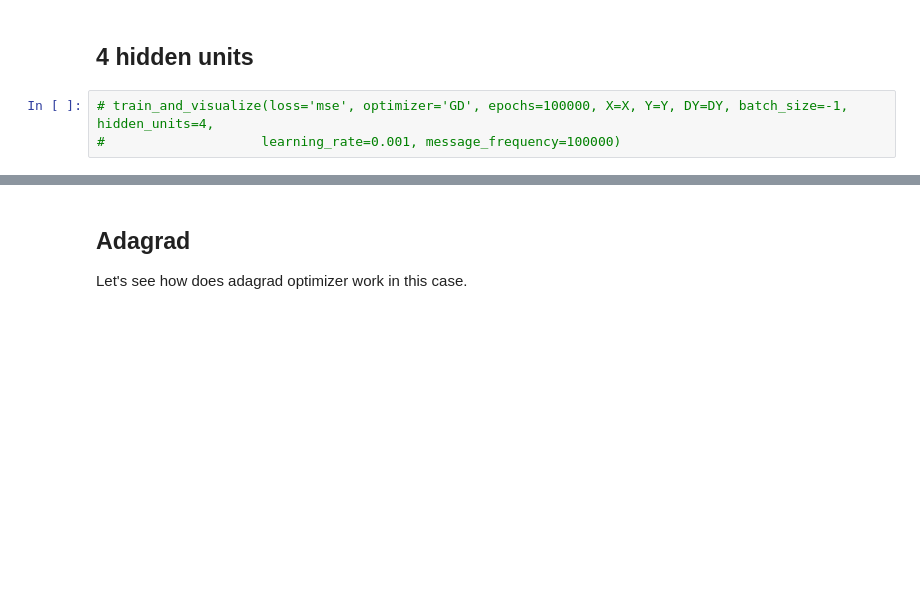
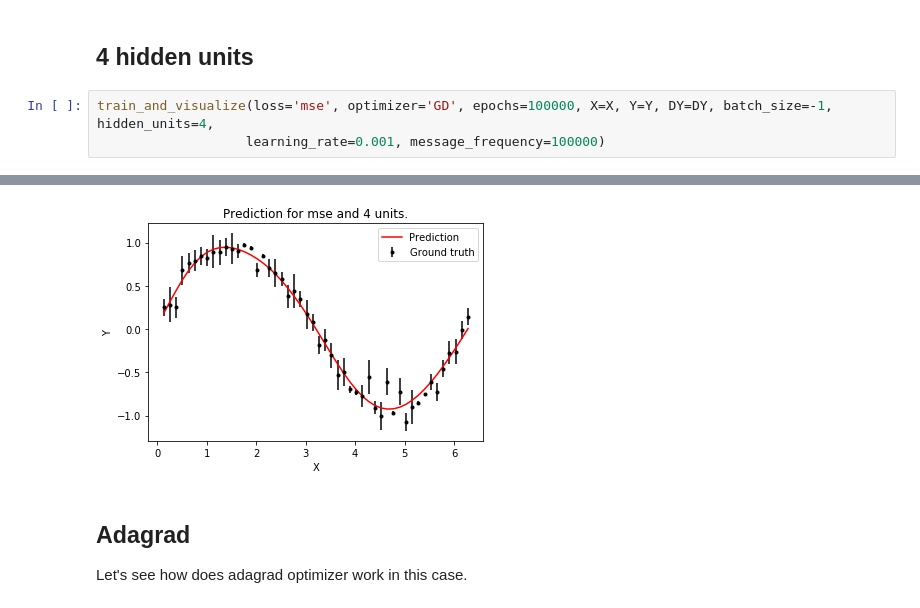
Before and after one commit to PGrabinski/IntroductionNeuralNetworks, a Jupyter notebook: List5/Problem2.ipynb, the cells around one changed output, grey strips where cells are left out. Saved outputs shown, nothing was run; the diff lists cells and outputs as text; blank space fills up the shorter version.

```diff
--- a/List5/Problem2.ipynb
+++ b/List5/Problem2.ipynb
@@ -67,5 +84,6 @@ We will use the Mean Square Error loss function and optimizing the network with
 # %% [markdown]
 ## 4 hidden units
 # %%
-# train_and_visualize(loss='mse', optimizer='GD', epochs=100000, X=X, Y=Y, DY=DY, batch_size=-1, hidden_units=4,
-#                    learning_rate=0.001, message_frequency=100000)
+train_and_visualize(loss='mse', optimizer='GD', epochs=100000, X=X, Y=Y, DY=DY, batch_size=-1, hidden_units=4,
+                   learning_rate=0.001, message_frequency=100000)
+# %% [output]
@@ -72,3 +92,4 @@ We will use the Mean Square Error loss function and optimizing the network with
+[figure, added]
 # %% [markdown]
 ## Adagrad
 
```
Also changed, not shown: parts of 5 cells of this notebook, 6 other files.
